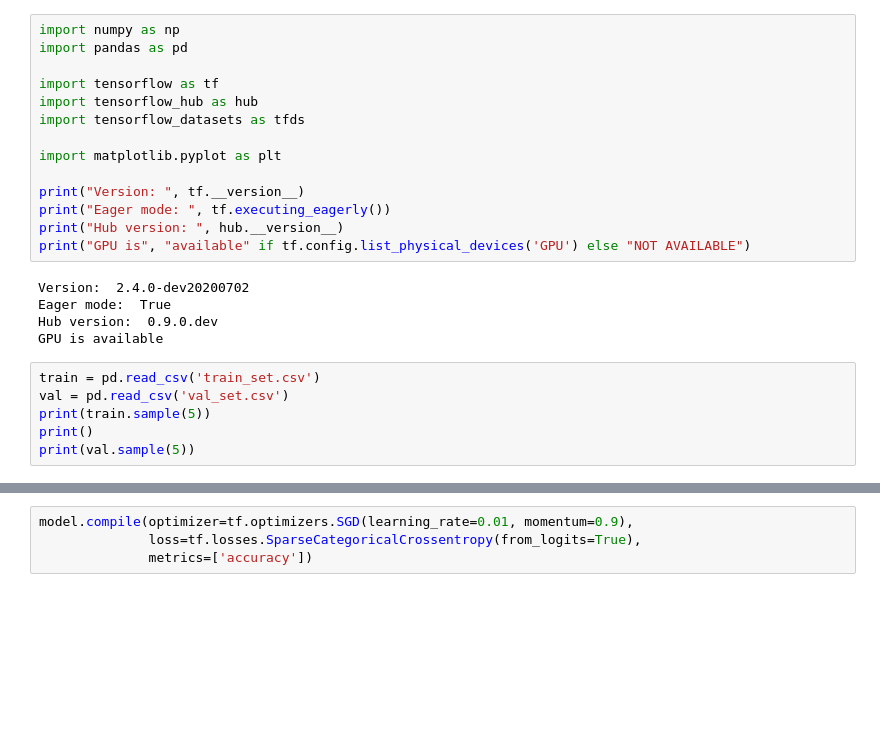
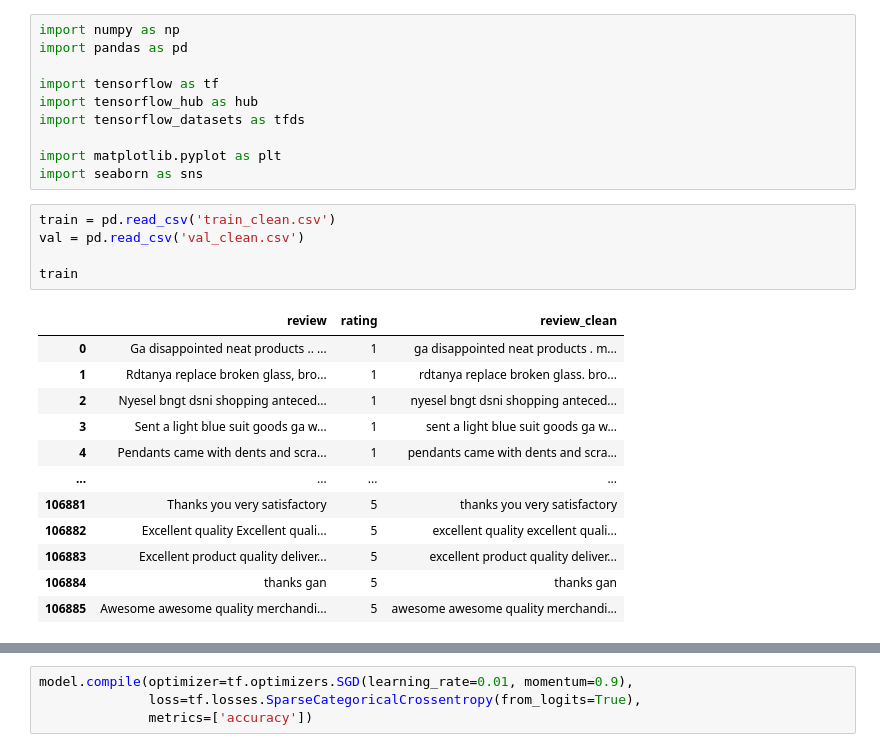
Before and after one commit to TanHaus/Shopee-CodeLeague-2020, a Jupyter notebook: sentiment_analysis/tensorflow.ipynb, the cells around one changed output, grey strips where cells are left out. Saved outputs shown, nothing was run; the diff lists cells and outputs as text; blank space fills up the shorter version.

```diff
--- a/sentiment_analysis/tensorflow.ipynb
+++ b/sentiment_analysis/tensorflow.ipynb
@@ -7,20 +7,22 @@ import tensorflow_hub as hub
 import tensorflow_datasets as tfds
 
 import matplotlib.pyplot as plt
-
-print("Version: ", tf.__version__)
-print("Eager mode: ", tf.executing_eagerly())
-print("Hub version: ", hub.__version__)
-print("GPU is", "available" if tf.config.list_physical_devices('GPU') else "NOT AVAILABLE")
+import seaborn as sns
-# %% [output]
-Version:  2.4.0-dev20200702
-Eager mode:  True
-Hub version:  0.9.0.dev
-GPU is available
 # %%
-train = pd.read_csv('train_set.csv')
-val = pd.read_csv('val_set.csv')
-print(train.sample(5))
-print()
-print(val.sample(5))
+train = pd.read_csv('train_clean.csv')
+val = pd.read_csv('val_clean.csv')
+
+train
 # %% [output]
+|  | review | rating | review_clean |
+| 0 | Ga disappointed neat products .. ... | 1 | ga disappointed neat products . m... |
+| 1 | Rdtanya replace broken glass, bro... | 1 | rdtanya replace broken glass. bro... |
+| 2 | Nyesel bngt dsni shopping anteced... | 1 | nyesel bngt dsni shopping anteced... |
+| 3 | Sent a light blue suit goods ga w... | 1 | sent a light blue suit goods ga w... |
+| 4 | Pendants came with dents and scra... | 1 | pendants came with dents and scra... |
+| ... | ... | ... | ... |
+| 106881 | Thanks you very satisfactory | 5 | thanks you very satisfactory |
+| 106882 | Excellent quality Excellent quali... | 5 | excellent quality excellent quali... |
+| 106883 | Excellent product quality deliver... | 5 | excellent product quality deliver... |
+| 106884 | thanks gan | 5 | thanks gan |
+| 106885 | Awesome awesome quality merchandi... | 5 | awesome awesome quality merchandi... |
```
Also changed, not shown: parts of 22 cells of this notebook, 2 other files.
